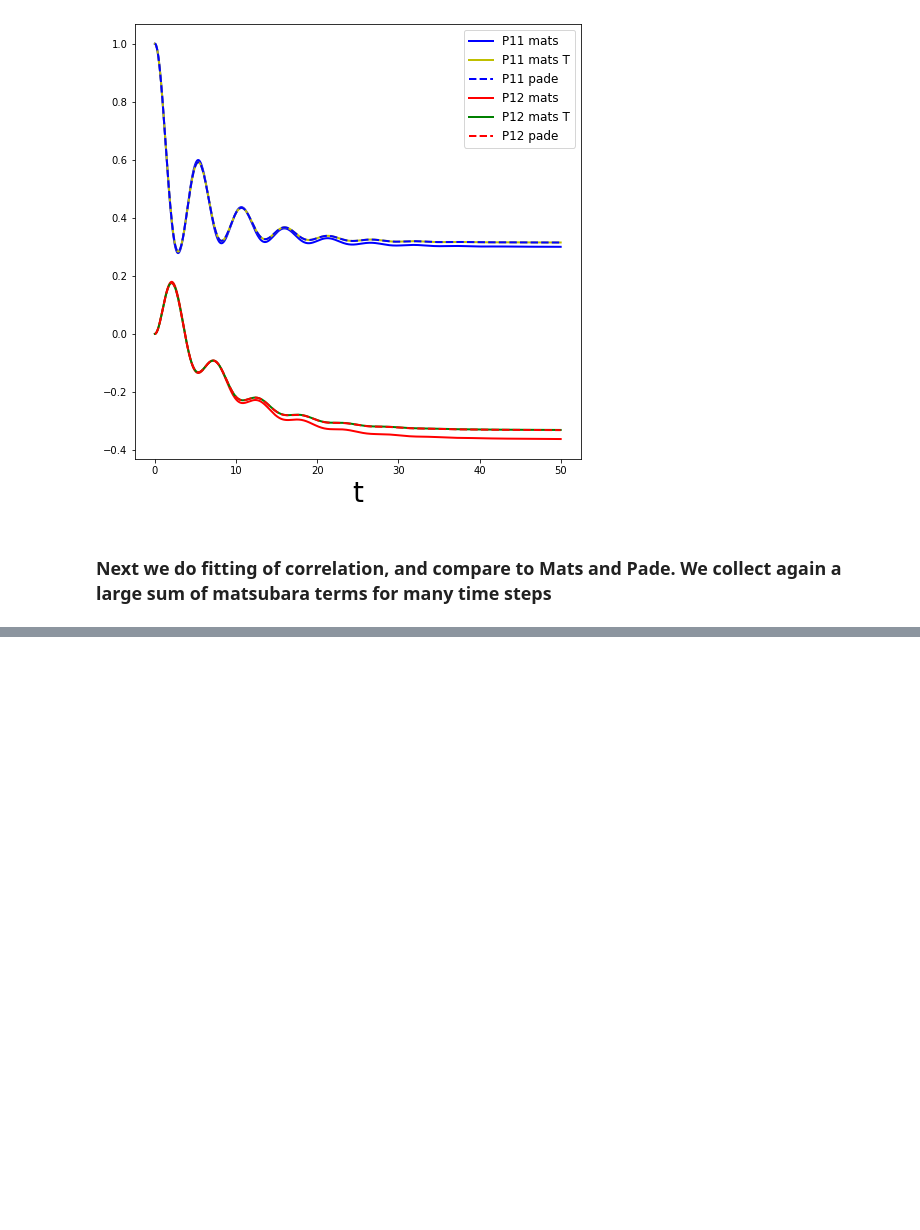
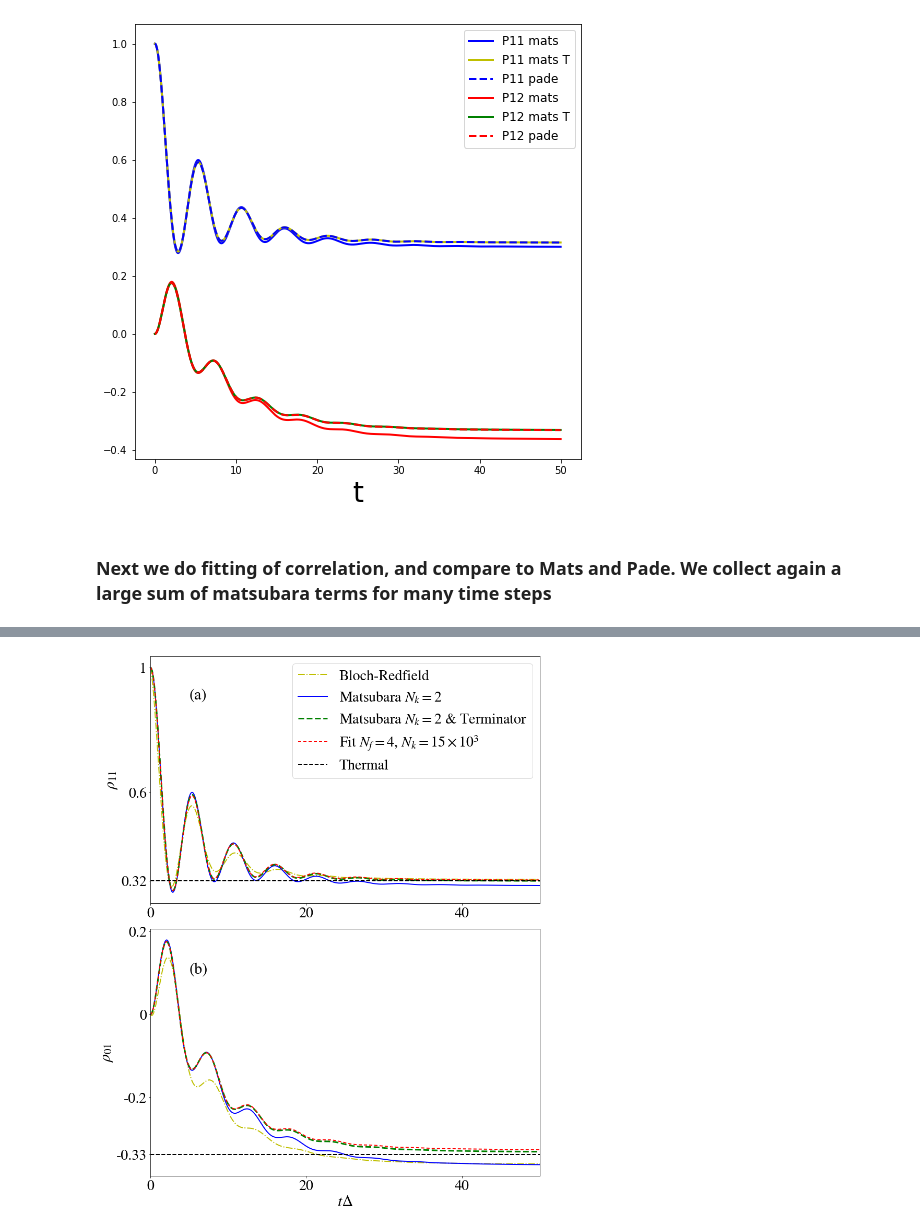
Before and after one commit to tehruhn/bofin_fast, a Jupyter notebook: examples/example-1a-Spin-bath-model-basic.ipynb, the cells around one changed output, grey strips where cells are left out. Cells and saved outputs as stored; diff of their text form; code cells hidden in the pictures; blank space fills up the shorter version.

```diff
--- a/examples/example-1a-Spin-bath-model-basic.ipynb
+++ b/examples/example-1a-Spin-bath-model-basic.ipynb
@@ -732,50 +784,52 @@ matplotlib.rcParams['text.usetex']=False
 # Plot the results
 fig, axes = plt.subplots(2, 1, sharex=False, figsize=(12,15))
 plt.sca(axes[0])
-plt.yticks([0.6,1.0],[0.6,1])
+plt.yticks([np.real(P11RC),0.6,1.0],[0.32,0.6,1])
+
+axes[0].plot(tlist, np.real(P11BR), 'y-.', linewidth=2, label="Bloch-Redfield")
+axes[0].plot(tlist, np.real(P11exp), 'b', linewidth=2, label="Matsubara $N_k=2$")
+axes[0].plot(tlist, np.real(P11expT), 'g--', linewidth=3, label="Matsubara $N_k=2$ & Terminator")
+axes[0].plot(tlist, np.real(P11expF ), 'r', dashes=[3,2],linewidth=2, label=r"Fit $N_f = 4$, $N_k=15\times 10^3$")
 axes[0].plot(tlist, [np.real(P11RC) for t in tlist], 'black', ls='--',linewidth=2, label="Thermal")
-axes[0].plot(tlist, np.real(P11exp), 'b', linewidth=2, label="Matsubara $K=2$")
-axes[0].plot(tlist, np.real(P11expT), 'g--', linewidth=3, label="Matsubara $K=2$ & Terminator")
-axes[0].plot(tlist, np.real(P11BR), 'y-.', linewidth=2, label="Bloch-Redfield")
-axes[0].plot(tlist, np.real(P11expF ), 'r', dashes=[3,2],linewidth=2, label=r"Fit $K_f = 4$, $K=15\times 10^3$")
-#axes[0].plot(tlist, np.real(P11expF1e6 ),  color='purple', dashes=[6, 2], linewidth=2, label=r"Fit $K_f = 4$, $K=1\times 10^5$ & terminator")
+
 
 
 axes[0].locator_params(axis='y', nbins=4)
 axes[0].locator_params(axis='x', nbins=4)
 
 
-#axes[0].set_xlim(0,200)
+
 axes[0].set_ylabel(r"$\rho_{11}$", fontsize=30)
 axes[0].legend(loc=0)
-#axes[0].Rectangle(
+
 axes[0].text(5,0.9,"(a)",fontsize=30)
 axes[0].set_xlim(0,50)
 
 
 plt.sca(axes[1])
-plt.yticks([-0.2,0.0,0.2],[-0.2,0,0.2])
+plt.yticks([np.real(P12RC),-0.2,0.0,0.2],[-0.33,-0.2,0,0.2])
+axes[1].plot(tlist, np.real(P12BR), 'y-.', linewidth=2, label="Bloch Redfield")
+axes[1].plot(tlist, np.real(P12exp), 'b', linewidth=2, label="Matsubara $N_k=2$")
+axes[1].plot(tlist, np.real(P12expT), 'g--', linewidth=3, label="Matsubara $N_k=2$ & Terminator")
+axes[1].plot(tlist, np.real(P12expF ), 'r', dashes=[3,2], linewidth=2, label=r"Fit $N_f = 4$, $N_k=15\times 10^3$")
 axes[1].plot(tlist, [np.real(P12RC) for t in tlist], 'black', ls='--', linewidth=2, label="Thermal")
-axes[1].plot(tlist, np.real(P12exp), 'b', linewidth=2, label="Matsubara $K=2$")
-axes[1].plot(tlist, np.real(P12expT), 'g--', linewidth=3, label="Matsubara $K=2$ & Terminator")
-axes[1].plot(tlist, np.real(P12BR), 'y-.', linewidth=2, label="Bloch Redfield")
-axes[1].plot(tlist, np.real(P12expF ), 'r', dashes=[3,2], linewidth=2, label=r"Fit $K_f = 4$, $K=15\times 10^3$")
-
 
 
 
 axes[1].locator_params(axis='y', nbins=4)
 axes[1].locator_params(axis='x', nbins=4)
 
 axes[1].text(5,0.1,"(b)",fontsize=30)
 
-#axes[1].set_xlim(200,600)
+
 axes[1].set_xlabel(r'$t \Delta$', fontsize=30)
 axes[1].set_ylabel(r'$\rho_{01}$', fontsize=30)
-#axes[1].legend(loc=0)
+
 axes[1].set_xlim(0,50)
 fig.tight_layout()
 fig.savefig("figures/fig1.pdf")
+# %% [output]
+[figure, added]
 # %%
 from qutip.ipynbtools import version_table
 
```
Also changed, not shown: parts of 10 cells of this notebook, 18 other files.
